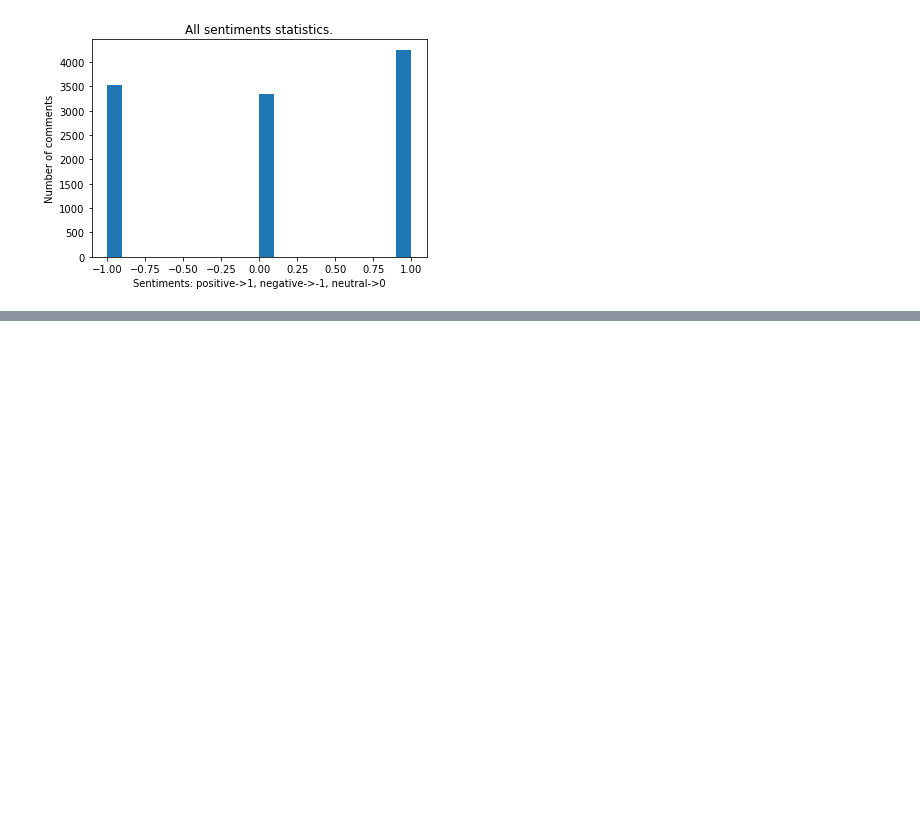
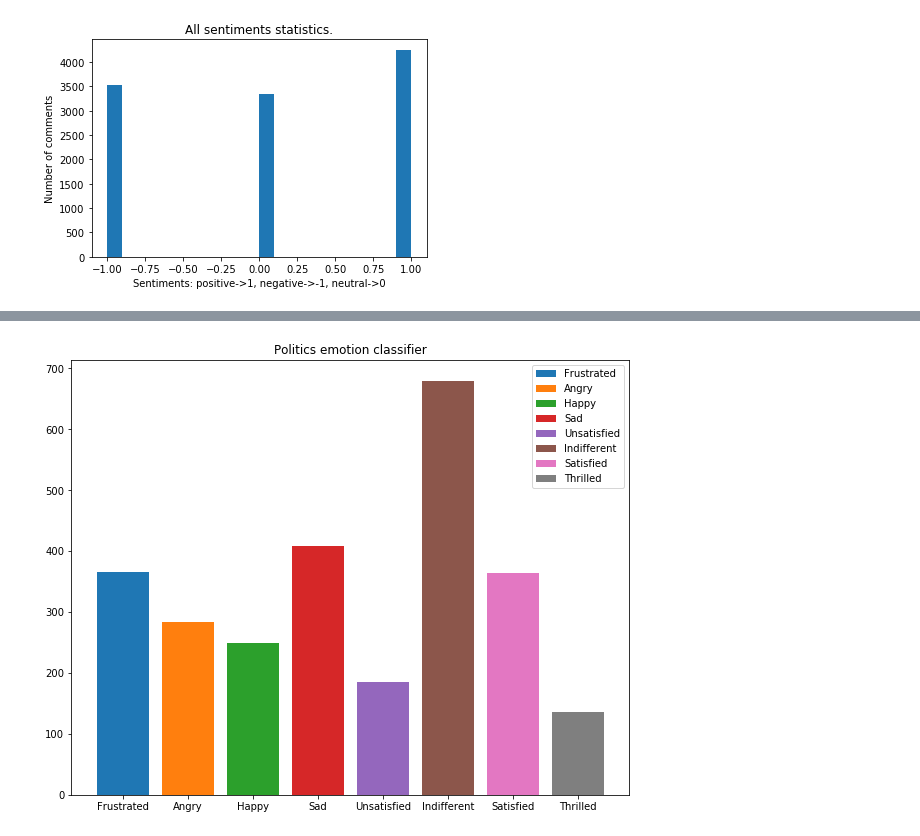
Before and after one commit to Yodeman/social_media_behaviour, a Jupyter notebook: sentiments/sentiment_visualization.ipynb, the cells around one changed output, grey strips where cells are left out. Saved outputs shown, nothing was run; the diff lists cells and outputs as text; code cells hidden in the pictures; blank space fills up the shorter version.

```diff
--- a/sentiments/sentiment_visualization.ipynb
+++ b/sentiments/sentiment_visualization.ipynb
@@ -135,0 +172,7 @@ plt.show()
+# %%
+politics_emotion_data = add_emotions(politics_sentiments).drop(['sentiments', 'compound', 'category'], axis=1)
+education_emotion_data = add_emotions(education_sentiments).drop(['sentiments', 'compound', 'category'], axis=1)
+health_emotion_data = add_emotions(health_sentiments).drop(['sentiments', 'compound', 'category'], axis=1)
+print(politics_emotion_data.head())
+print(education_emotion_data.head())
+print(health_emotion_data.head())
@@ -135,0 +198,15 @@ plt.show()
+# %%
+def plot_emotion_stats(data, category):
+    fig = plt.figure(figsize=(10, 8))
+    ax = plt.axes()
+    class_name = ['Frustrated', 'Angry', 'Happy', 'Sad', 'Unsatisfied', 'Indifferent', 'Satisfied', 'Thrilled']
+    d = {k:len(data[data['emotions']==k]) for k in class_name}
+    frame = pd.DataFrame(d, index=range(1))
+    for feature in (class_name):
+        ax.bar(feature,frame[feature])
+    plt.legend(class_name)
+    plt.title(category+' emotion classifier')
+# %%
+plot_emotion_stats(politics_emotion_data, 'Politics')
+# %% [output]
+[figure, added]
```
Also changed, not shown: parts of 14 cells of this notebook, 1 other file.
